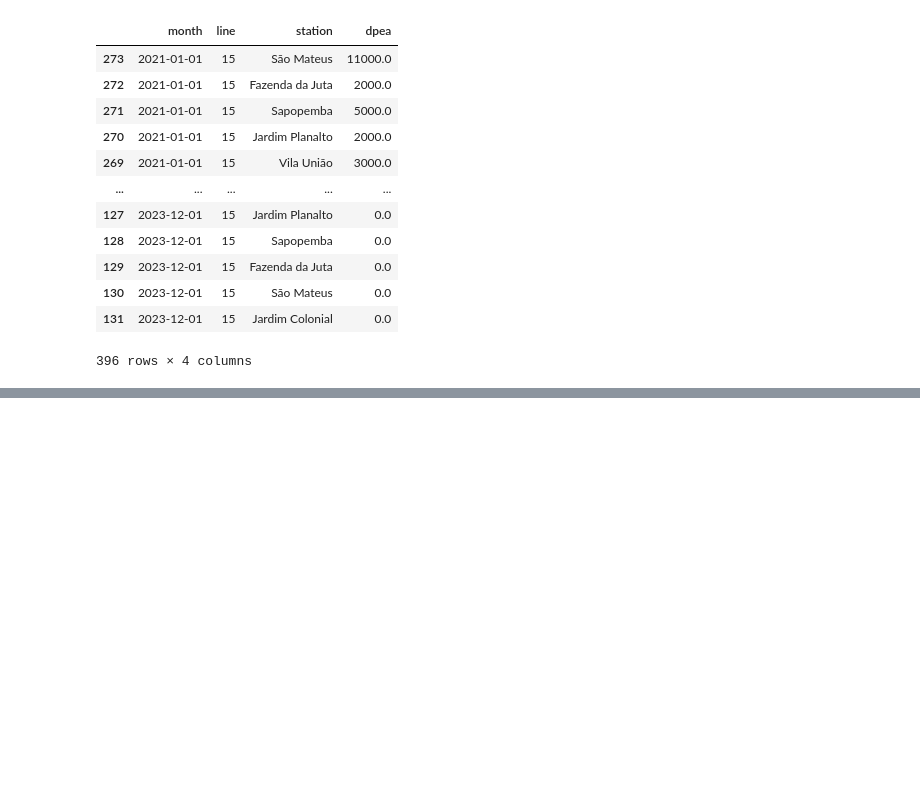
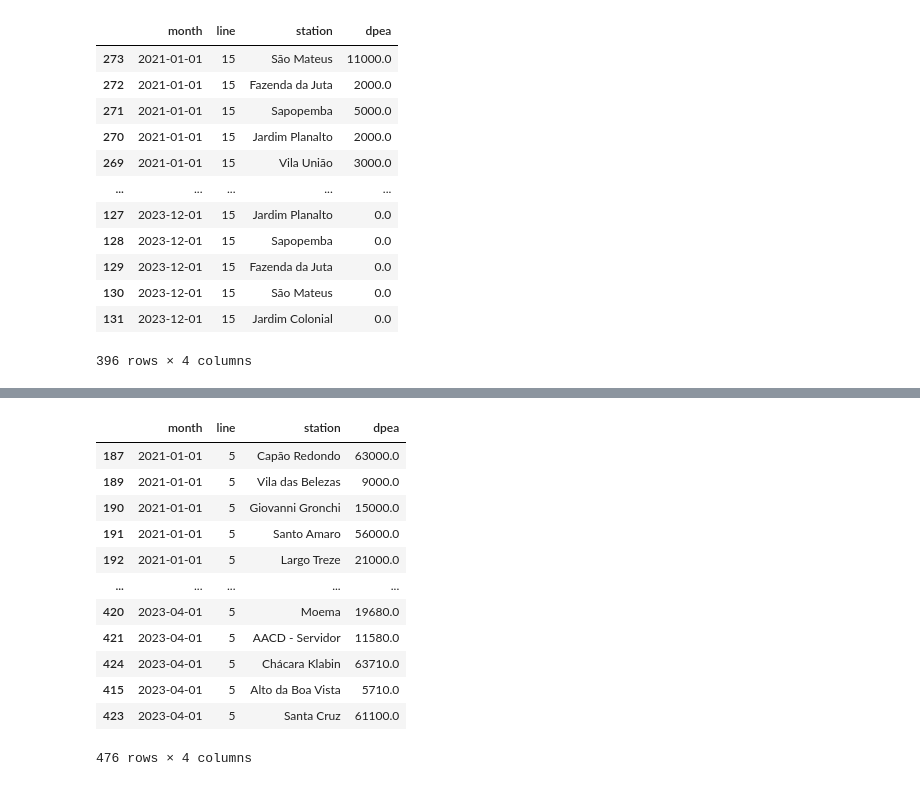
Before and after one commit to OmdenaAI/sao-paulo-chapter-passenger-demand, a Jupyter notebook: src/tasks/task_1_data_collection_preprocessing/etl_pes.ipynb, the cells around one changed output, grey strips where cells are left out. Cells and saved outputs as stored; diff of their text form; code cells hidden in the pictures; blank space fills up the shorter version.

```diff
--- a/src/tasks/task_1_data_collection_preprocessing/etl_pes.ipynb
+++ b/src/tasks/task_1_data_collection_preprocessing/etl_pes.ipynb
@@ -262,0 +348,49 @@ l15_pes_complete.to_csv("final_datasets/l15_pes_complete.csv", index=False)
+# %%
+def l05_pes(url, date_raw):
+    # Read the PDF into a DataFrame
+    df_raw = tabula.read_pdf(url, pages="all")[0]
+    # Skip the first and last rows of the DataFrame
+    df_raw = df_raw.iloc[1:-1]
+    # Extract the year and month from the date_raw string
+    year = date_raw.split(" ")[2]
+    month = date_raw.split(" ")[0]
+    # Convert the month abbreviation to a datetime object
+    df_raw["month"] = pd.to_datetime(str(year) + str(month_map[month.lower()[:3]]), format="%Y%m")
+    # Replace comma with period and convert the column to numeric values
+    df_raw["Unnamed: 0"] = pd.to_numeric(df_raw["Unnamed: 0"].str.replace(",", "."), errors="coerce")
+    # Replace missing values with 0 in the column
+    df_raw["Unnamed: 0"].fillna(0, inplace=True)
+    # Multiply the column by 1000
+    df_raw["Unnamed: 0"] = df_raw["Unnamed: 0"] * 1_000
+    # Rename columns and remove special characters from the 'station' column
+    df_raw.rename(columns={"Linha 5 - Lilás": "station", "Unnamed: 0": "dpea"}, inplace=True)
+    df_raw['station'] = df_raw['station'].str.replace(r'[¹²³1234]', '', regex=True)
+    # Add the line column and reorder the columns
+    df_raw["line"] = 5
+    df_raw = df_raw.reindex(columns=["month", "line", "station", "dpea"])
+
+    return df_raw
+# %%
+results_l05_pes = []
+for index, row in links_line5_pes.iterrows():
+    resource_link = row["resource_link"]
+    year = row["resource_name"].split(" - ")[-1]
+    df_processed = l05_pes(resource_link, year)
+    results_l05_pes.append(df_processed)
+# %%
+l05_pes_complete = pd.concat(results_l05_pes, ignore_index=True).sort_values("month")
+l05_pes_complete
+# %% [output]
+|  | month | line | station | dpea |
+| 187 | 2021-01-01 | 5 | Capão Redondo | 63000.0 |
+| 189 | 2021-01-01 | 5 | Vila das Belezas | 9000.0 |
+| 190 | 2021-01-01 | 5 | Giovanni Gronchi | 15000.0 |
+| 191 | 2021-01-01 | 5 | Santo Amaro | 56000.0 |
+| 192 | 2021-01-01 | 5 | Largo Treze | 21000.0 |
+| ... | ... | ... | ... | ... |
+| 420 | 2023-04-01 | 5 | Moema | 19680.0 |
+| 421 | 2023-04-01 | 5 | AACD - Servidor | 11580.0 |
+| 424 | 2023-04-01 | 5 | Chácara Klabin | 63710.0 |
+| 415 | 2023-04-01 | 5 | Alto da Boa Vista | 5710.0 |
+| 423 | 2023-04-01 | 5 | Santa Cruz | 61100.0 |
+476 rows × 4 columns
```
Also changed, not shown: parts of 12 cells of this notebook, 2 other files.
